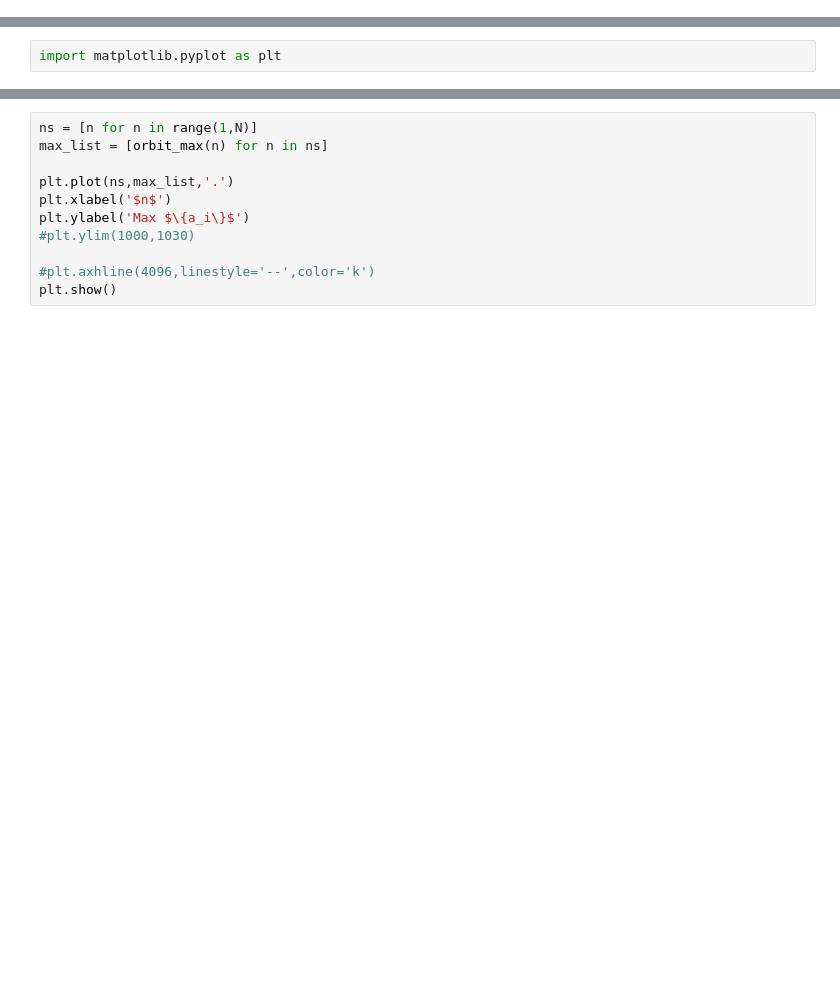
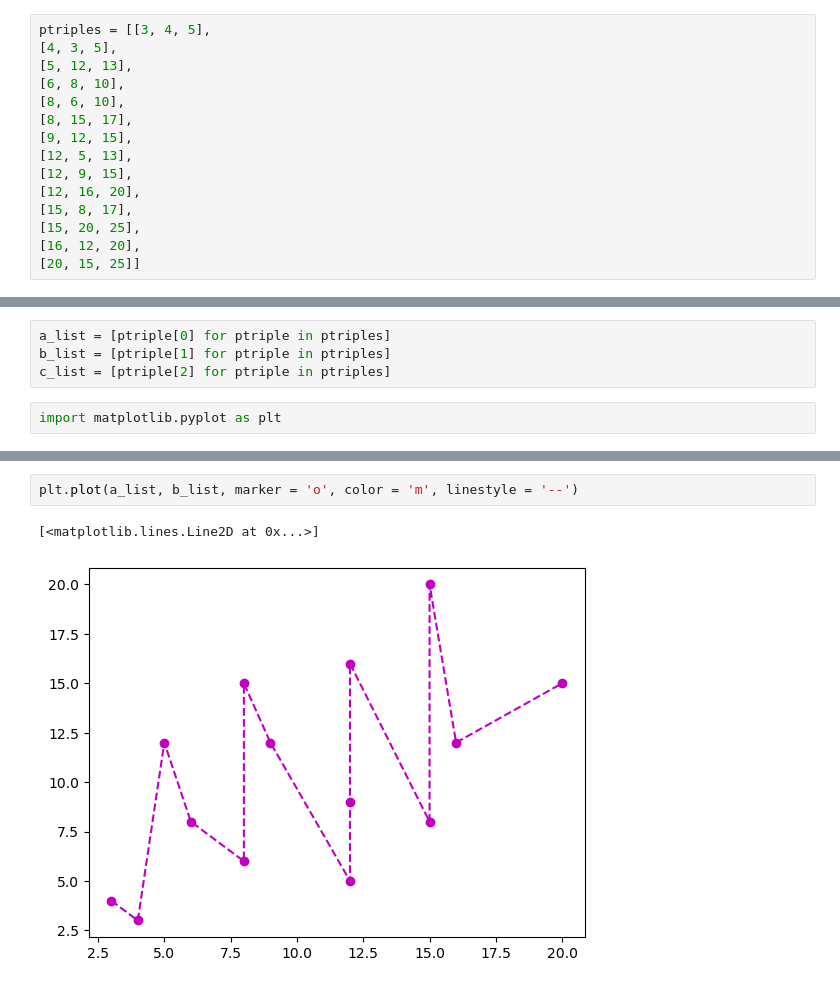
Before and after one commit to jllottes/jllottes.github.io, a Jupyter notebook: _static/weekly_notebooks/week05_notebook.ipynb, the cells around one changed output, grey strips where cells are left out. Drawn from its saved outputs; the diff is of its cells as text; blank space fills up the shorter version.

```diff
--- a/_static/weekly_notebooks/week05_notebook.ipynb
+++ b/_static/weekly_notebooks/week05_notebook.ipynb
@@ -11,0 +188,15 @@ Let's plot the $\sin(x)$ and the $\cos(x)$.
+# %%
+ptriples = [[3, 4, 5],
+[4, 3, 5],
+[5, 12, 13],
+[6, 8, 10],
+[8, 6, 10],
+[8, 15, 17],
+[9, 12, 15],
+[12, 5, 13],
+[12, 9, 15],
+[12, 16, 20],
+[15, 8, 17],
+[15, 20, 25],
+[16, 12, 20],
+[20, 15, 25]]
@@ -12,2 +223,6 @@ Let's plot the $\sin(x)$ and the $\cos(x)$.
+# %%
+a_list = [ptriple[0] for ptriple in ptriples]
+b_list = [ptriple[1] for ptriple in ptriples]
+c_list = [ptriple[2] for ptriple in ptriples]
 # %%
 import matplotlib.pyplot as plt
@@ -599,11 +229,5 @@ Warning: Cannot change to a different GUI toolkit: notebook. Using qt5 instead.
-# %%
-ns = [n for n in range(1,N)]
-max_list = [orbit_max(n) for n in ns]
-
-plt.plot(ns,max_list,'.')
-plt.xlabel('$n$')
-plt.ylabel('Max $\{a_i\}$')
-#plt.ylim(1000,1030)
-
-#plt.axhline(4096,linestyle='--',color='k')
-plt.show()
+# %%
+plt.plot(a_list, b_list, marker = 'o', color = 'm', linestyle = '--')
+# %% [output]
+[<matplotlib.lines.Line2D at 0x...>]
+[figure, added]
```
Also changed, not shown: parts of 142 cells of this notebook, 9 other files.
